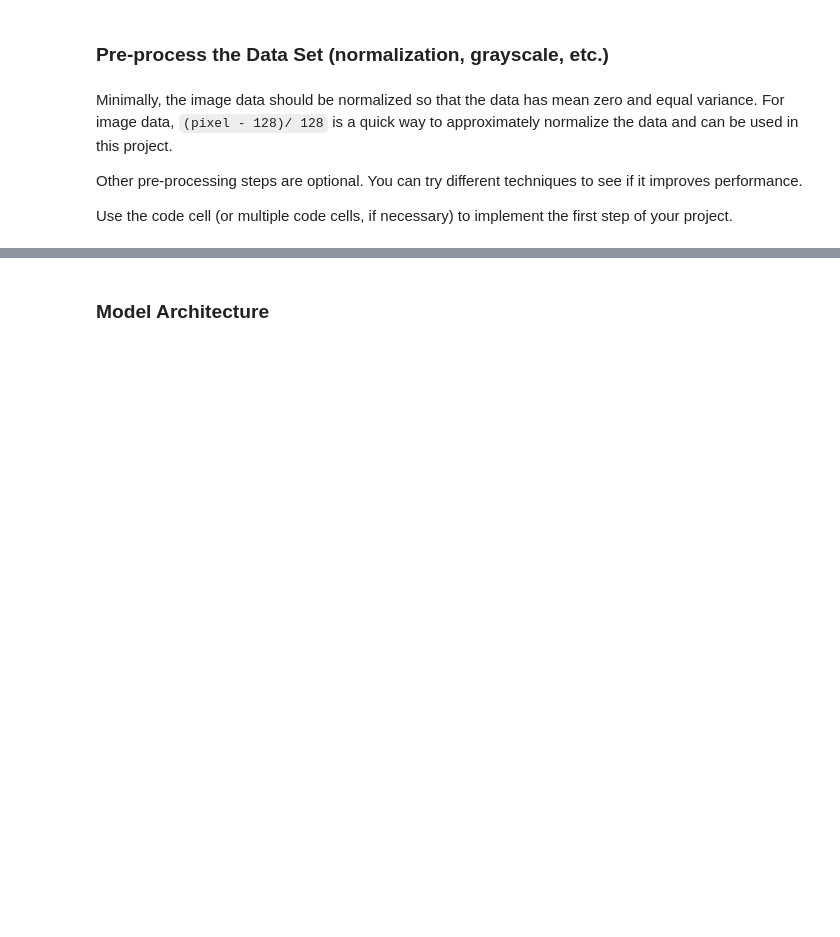
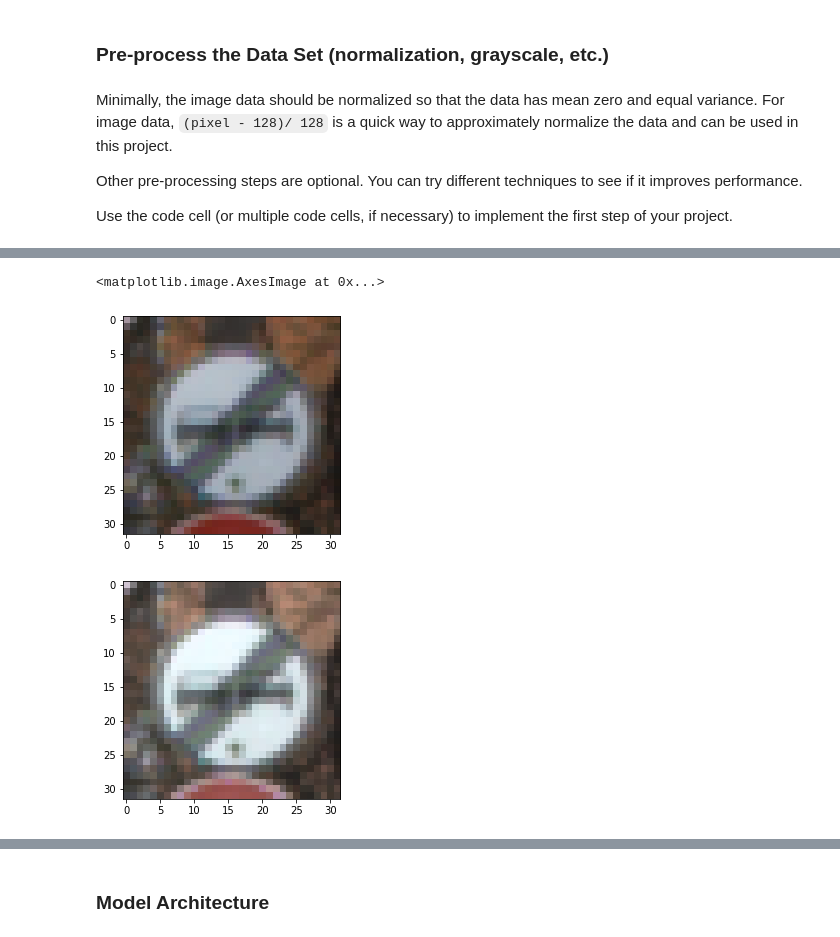
Before and after one commit to waszak/CarND-Traffic-Sign-Classifier-Project, a Jupyter notebook: Traffic_Sign_Classifier.ipynb, the cells around one changed output, grey strips where cells are left out. Saved outputs shown, nothing was run; the diff lists cells and outputs as text; code cells hidden in the pictures; blank space fills up the shorter version.

```diff
--- a/Traffic_Sign_Classifier.ipynb
+++ b/Traffic_Sign_Classifier.ipynb
@@ -134,0 +195,21 @@ Use the code cell (or multiple code cells, if necessary) to implement the first
+# %%
+def color_agumentation(img):
+    hsv = cv2.cvtColor(img, cv2.COLOR_RGB2HSV)
+    hsv = np.array(hsv, dtype=np.float64)
+    for i in range (0,3):
+        hsv[:, :, i ] = hsv[:, :, i ] * (0.5 + np.random.uniform())
+        hsv[:, :, i ][hsv[:, :, i ] > 255] = 255
+    rgb = cv2.cvtColor(np.array(hsv, dtype=np.uint8), cv2.COLOR_HSV2RGB)
+
+    return rgb
+
+img= X_train[80]
+plt.imshow(img)
+plt.figure()
+with tf.Session() as sess:
+    color_agu = color_agumentation(img)
+plt.imshow(color_agu)
+# %% [output]
+<matplotlib.image.AxesImage at 0x...>
+[figure, added]
+[figure, added]
```
Also changed, not shown: parts of 19 cells of this notebook, 4 other files.
